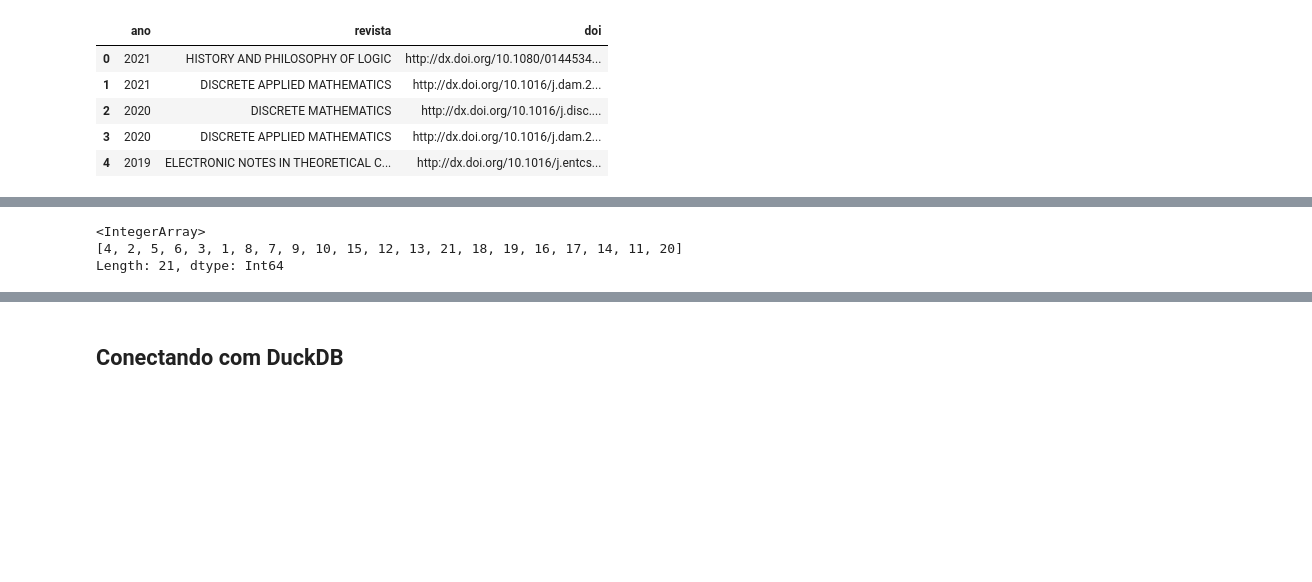
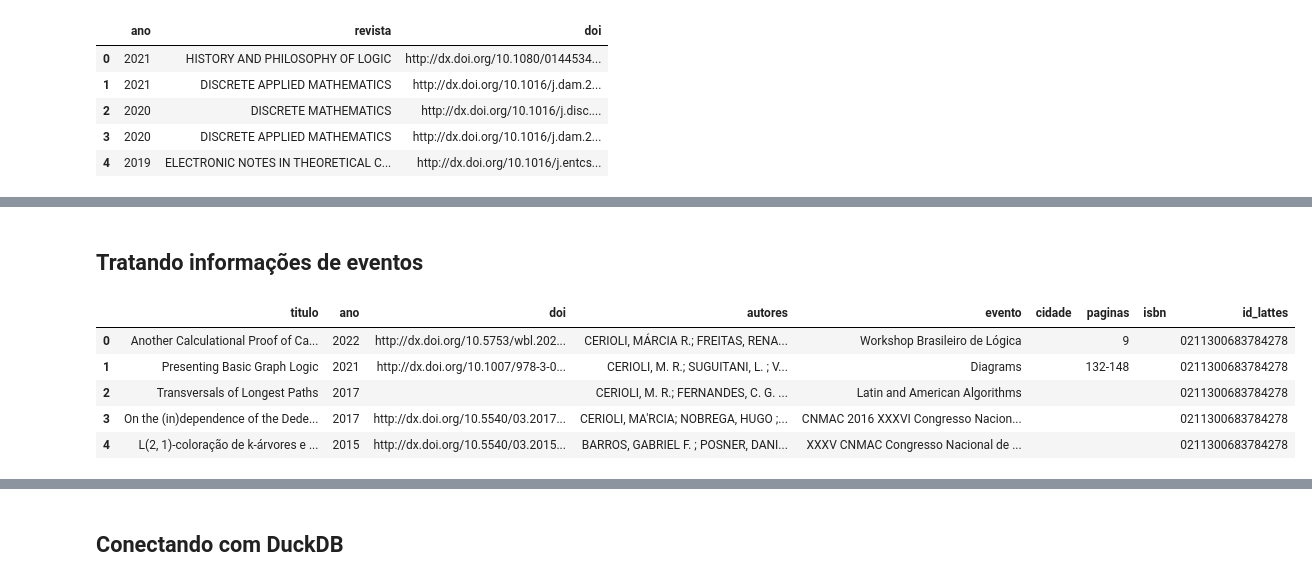
Before and after one commit to alobogiron/pesc_stats, a Jupyter notebook: analyse.ipynb, the cells around one changed output, grey strips where cells are left out. Drawn from its saved outputs; the diff is of its cells as text; code cells hidden in the pictures; blank space fills up the shorter version.

```diff
--- a/analyse.ipynb
+++ b/analyse.ipynb
@@ -365,6 +465,11 @@ memory usage: 173.7 KB
-# %%
-df_bib_artigos['qtd_autores'].unique()
-# %% [output]
-<IntegerArray>
-[4, 2, 5, 6, 3, 1, 8, 7, 9, 10, 15, 12, 13, 21, 18, 19, 16, 17, 14, 11, 20]
-Length: 21, dtype: Int64
+# %% [markdown]
+## Tratando informações de eventos
+# %%
+df_bib_trab_congresso.head()
+# %% [output]
+|  | titulo | ano | doi | autores | evento | cidade | paginas | isbn | id_lattes |
+| 0 | Another Calculational Proof of Ca... | 2022 | http://dx.doi.org/10.5753/wbl.202... | CERIOLI, MÁRCIA R.; FREITAS, RENA... | Workshop Brasileiro de Lógica |  | 9 |  | 0211300683784278 |
+| 1 | Presenting Basic Graph Logic | 2021 | http://dx.doi.org/10.1007/978-3-0... | CERIOLI, M. R.; SUGUITANI, L. ; V... | Diagrams |  | 132-148 |  | 0211300683784278 |
+| 2 | Transversals of Longest Paths | 2017 |  | CERIOLI, M. R.; FERNANDES, C. G. ... | Latin and American Algorithms |  |  |  | 0211300683784278 |
+| 3 | On the (in)dependence of the Dede... | 2017 | http://dx.doi.org/10.5540/03.2017... | CERIOLI, MA'RCIA; NOBREGA, HUGO ;... | CNMAC 2016 XXXVI Congresso Nacion... |  |  |  | 0211300683784278 |
+| 4 | L(2, 1)-coloração de k-árvores e ... | 2015 | http://dx.doi.org/10.5540/03.2015... | BARROS, GABRIEL F. ; POSNER, DANI... | XXXV CNMAC Congresso Nacional de ... |  |  |  | 0211300683784278 |
```
Also changed, not shown: parts of 30 cells of this notebook, 4 other files.
